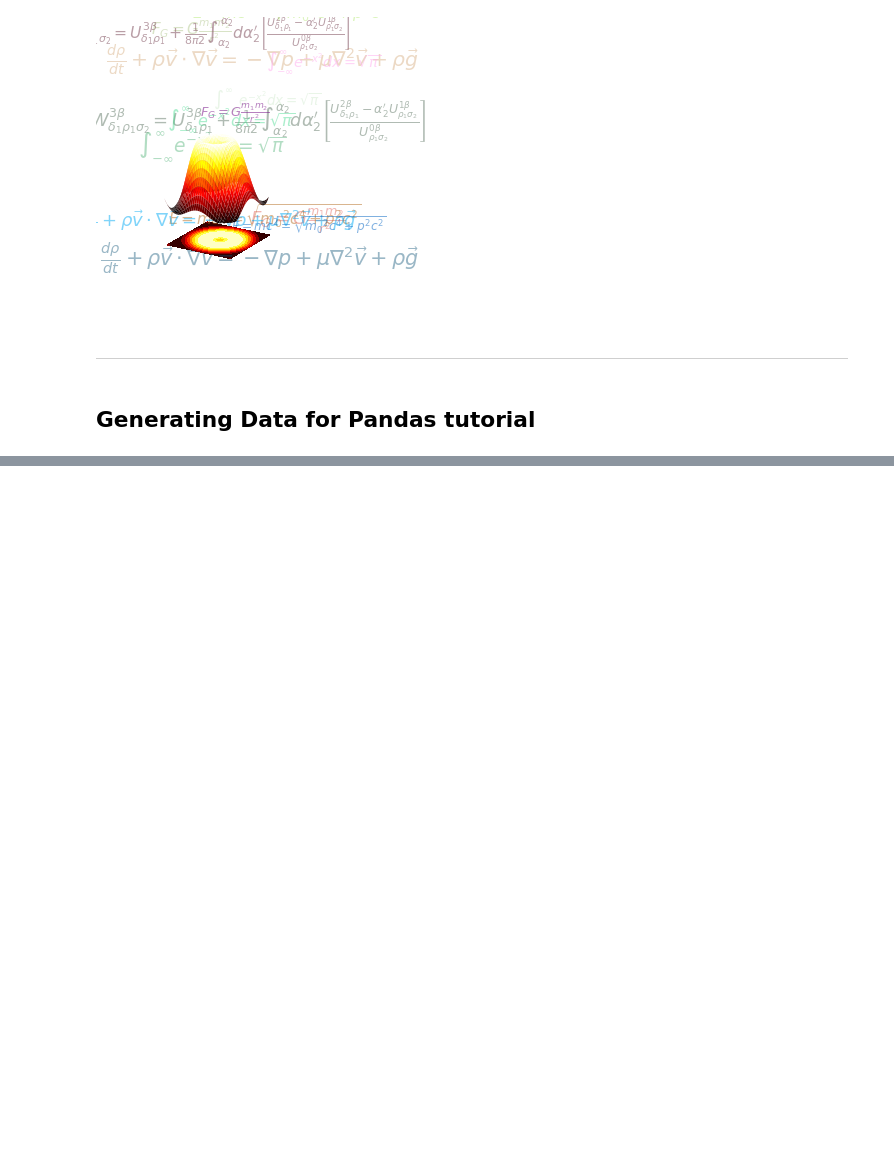
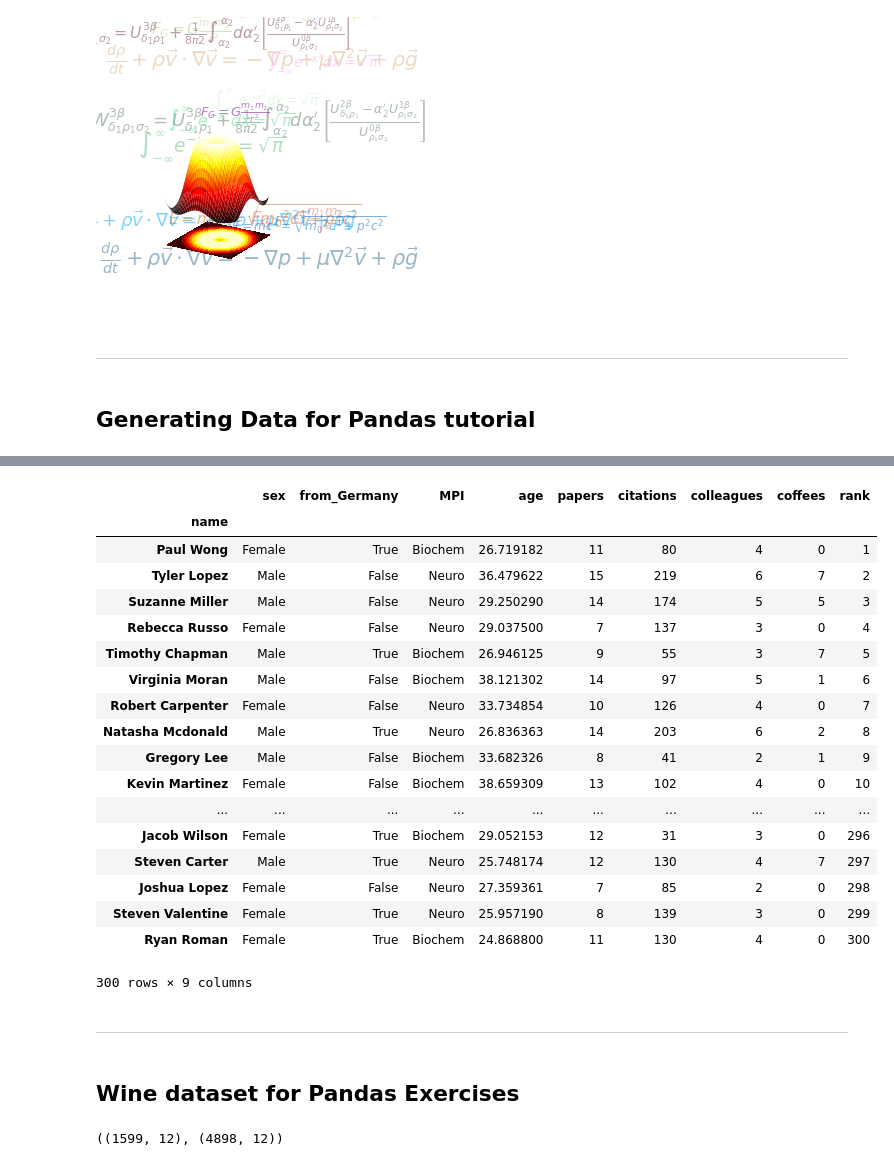
Before and after one commit to mohammadbashiri/MPI-python-workshop-march2019, a Jupyter notebook: OtherStuff.ipynb, the cells around one changed output, grey strips where cells are left out. Cells and saved outputs as stored; diff of their text form; code cells hidden in the pictures; blank space fills up the shorter version.

Commit message:
pandas notebook done

```diff
--- a/OtherStuff.ipynb
+++ b/OtherStuff.ipynb
@@ -155,0 +172,2 @@ for attr, col in zip(attrs, cols):
+# %%
+scores = 10*df.papers.values - 3*df.age.values - df.coffees.values
@@ -155,0 +186,2 @@ for attr, col in zip(attrs, cols):
+# %%
+scores = abs(scores - scores.max()) + 1
@@ -155,0 +222,4 @@ for attr, col in zip(attrs, cols):
+# %%
+ranks = np.zeros(scores.shape)
+for rnk, ind in enumerate(np.argsort(scores)):
+    ranks[ind] = rnk+1
@@ -155,0 +246,2 @@ for attr, col in zip(attrs, cols):
+# %%
+df['ranking'] = ranks.astype(np.int)
@@ -157,0 +301,26 @@ df.to_csv('MPI-info.csv', index=False)
+# %%
+df
+# %% [output]
+|  | sex | from_Germany | MPI | age | papers | citations | colleagues | coffees | rank |
+| name |  |  |  |  |  |  |  |  |  |
+| Paul Wong | Female | True | Biochem | 26.719182 | 11 | 80 | 4 | 0 | 1 |
+| Tyler Lopez | Male | False | Neuro | 36.479622 | 15 | 219 | 6 | 7 | 2 |
+| Suzanne Miller | Male | False | Neuro | 29.250290 | 14 | 174 | 5 | 5 | 3 |
+| Rebecca Russo | Female | False | Neuro | 29.037500 | 7 | 137 | 3 | 0 | 4 |
+| Timothy Chapman | Male | True | Biochem | 26.946125 | 9 | 55 | 3 | 7 | 5 |
+| Virginia Moran | Male | False | Biochem | 38.121302 | 14 | 97 | 5 | 1 | 6 |
+| Robert Carpenter | Female | False | Neuro | 33.734854 | 10 | 126 | 4 | 0 | 7 |
+| Natasha Mcdonald | Male | True | Neuro | 26.836363 | 14 | 203 | 6 | 2 | 8 |
+| Gregory Lee | Male | False | Biochem | 33.682326 | 8 | 41 | 2 | 1 | 9 |
+| Kevin Martinez | Female | False | Biochem | 38.659309 | 13 | 102 | 4 | 0 | 10 |
+| ... | ... | ... | ... | ... | ... | ... | ... | ... | ... |
+| Jacob Wilson | Female | True | Biochem | 29.052153 | 12 | 31 | 3 | 0 | 296 |
+| Steven Carter | Male | True | Neuro | 25.748174 | 12 | 130 | 4 | 7 | 297 |
+| Joshua Lopez | Female | False | Neuro | 27.359361 | 7 | 85 | 2 | 0 | 298 |
+| Steven Valentine | Female | True | Neuro | 25.957190 | 8 | 139 | 3 | 0 | 299 |
+| Ryan Roman | Female | True | Biochem | 24.868800 | 11 | 130 | 4 | 0 | 300 |
+300 rows × 9 columns
+# %% [markdown]
+---
+# %% [markdown]
+## Wine dataset for Pandas Exercises
@@ -157,0 +330,4 @@ df.to_csv('MPI-info.csv', index=False)
+# %%
+df_red.shape, df_white.shape
+# %% [output]
+((1599, 12), (4898, 12))
```
Also changed, not shown: parts of 27 cells of this notebook, 5 other files.
